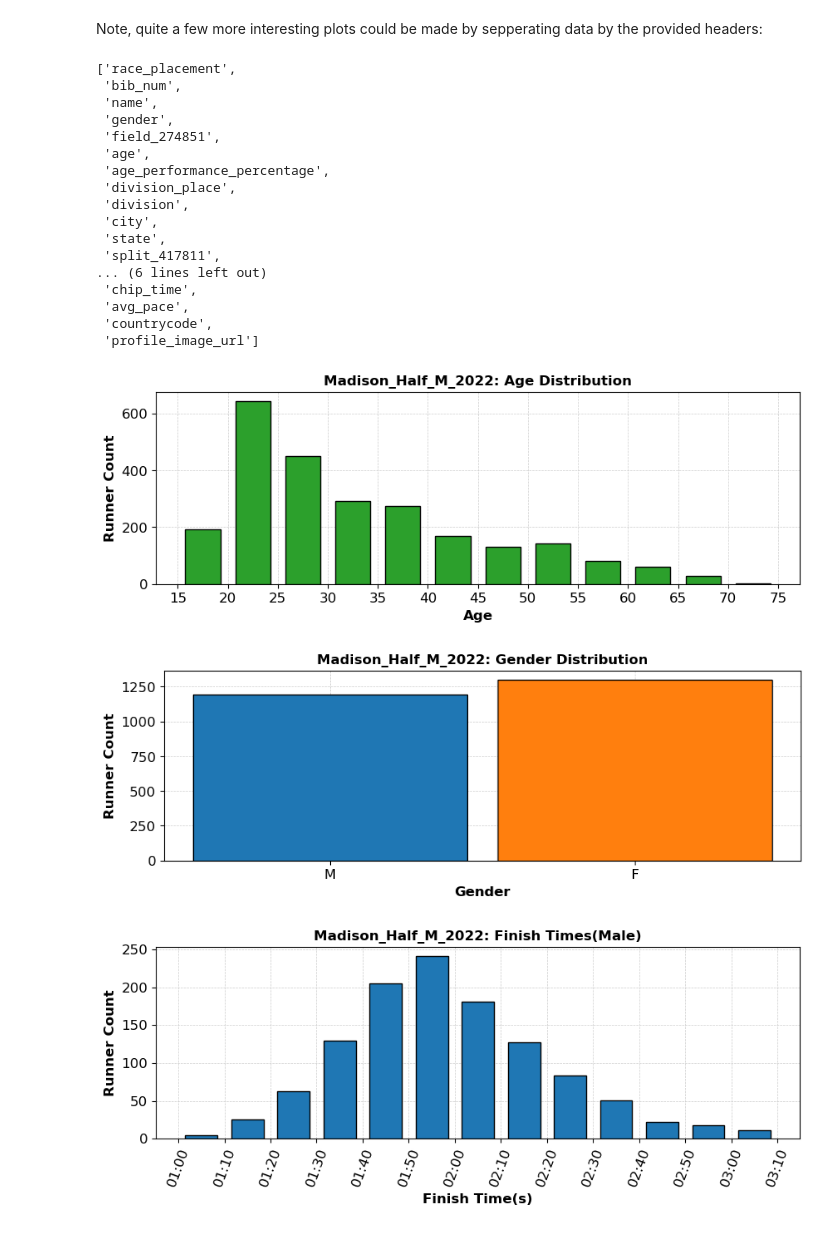
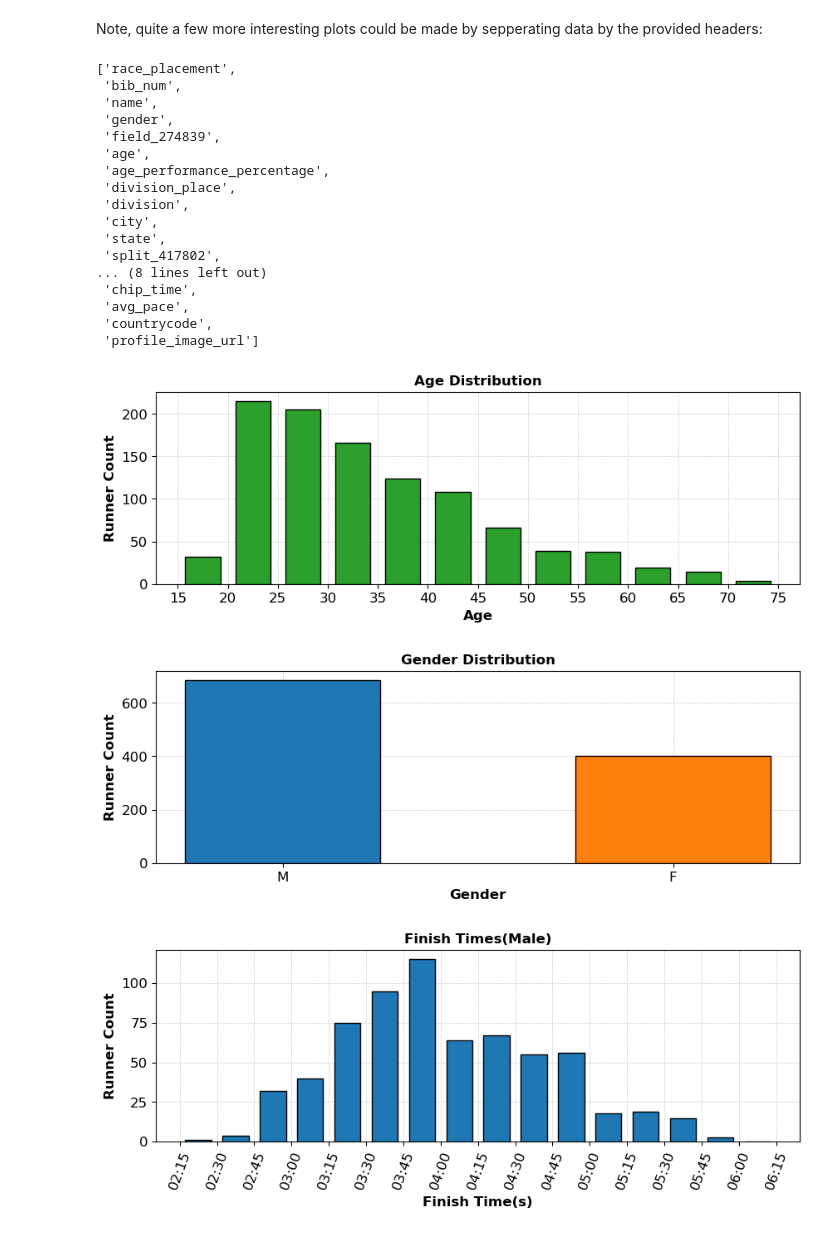
Before and after one commit to NateZimmer/run_data, a Jupyter notebook: race_stats.ipynb, the cells around one changed output. Cells and saved outputs as stored; diff of their text form; code cells hidden in the pictures.

```diff
--- a/race_stats.ipynb
+++ b/race_stats.ipynb
@@ -57,14 +57,13 @@ plt.rcParams["axes.prop_cycle"] = plt.cycler("color", plt.cm.tab10.colors)
 # uncomment the following to make the request, to be site friendly, this is commented out
 #req_url = 'https://runsignup.com/Race/Results/26569/?resultSetId=355216&page=1&num=2000&search=#resultSetId-355216;perpage:2000' # 2022
 #req_url = 'https://runsignup.com/Race/Results/26569/?search&resultSetId=289213&page=1&num=2000&search=' # 2021
-req_url = 'https://runsignup.com/Race/Results/26569/?search&resultSetId=355413&page=1&num=4000&search=' #2022 H/M
-
-running_data = requests.get(req_url,headers = {"Accept": "application/json"} )
-running_data_json = json.loads(running_data.text)
+#req_url = 'https://runsignup.com/Race/Results/26569/?search&resultSetId=355413&page=1&num=4000&search=' #2022 H/M
+# running_data = requests.get(req_url,headers = {"Accept": "application/json"} )
+#running_data_json = json.loads(running_data.text)
 
 # pull from saved
-# file1 = open("data/madison_full_m_2022.json", "r+")
-# running_data_json = json.loads(file1.read())
+file1 = open("data/madison_full_m_2022.json", "r+")
+running_data_json = json.loads(file1.read())
 
 race_name = 'Madison_Half_M_2022'
 run_data = np.array(running_data_json['resultSet']['results'])
@@ -147,15 +146,15 @@ running_headers
  'bib_num',
  'name',
  'gender',
- 'field_274851',
+ 'field_274839',
  'age',
  'age_performance_percentage',
  'division_place',
  'division',
  'city',
  'state',
- 'split_417811',
-... (6 lines left out)
+ 'split_417802',
+... (8 lines left out)
  'chip_time',
  'avg_pace',
  'countrycode',
@@ -170,25 +169,25 @@ def plot_ages(fig,ax):
     fig.set_size_inches(10,3); # figure size
     ax.set_ylabel('Runner Count')
     ax.set_xlabel('Age');
-    ax.set_title(race_name +': '+ 'Age Distribution');
+    ax.set_title('Age Distribution');
 plot_ages(fig_race_age,ax2)
 # %% [output]
-[figure, old version]
+[figure, new version]
 # %%
 fig_race_gender,ax3 = plt.subplots()
 def plot_genders(fig,ax):
-    n,bins,patches = ax.hist(run_data[:,running_headers.index('gender')], bins=['M','F',""], rwidth=0.9,ec="black",zorder=3) # times & bins
+    n,bins,patches = ax.hist(run_data[:,running_headers.index('gender')], bins=['M','F',""], rwidth=0.5,ec="black",zorder=3) # times & bins
     ax.grid(color='0.8', linestyle='--', linewidth=0.5, zorder=0) # Grid
     fig.set_size_inches(10,3); # figure size
     patches[0].set_facecolor(plt.cm.tab10.colors[0])
     patches[1].set_facecolor(plt.cm.tab10.colors[1])
     ax.set_ylabel('Runner Count')
     ax.set_xlabel('Gender');
     ax.set_xticks([0.5,1.5],['M','F']);
-    ax.set_title(race_name +': '+ 'Gender Distribution');
+    ax.set_title('Gender Distribution');
 plot_genders(fig_race_gender,ax3)
 # %% [output]
-[figure, old version]
+[figure, new version]
 # %%
 fig_male_finish,ax4 = plt.subplots()
 
@@ -202,10 +201,10 @@ def plot_finish_m(fig, ax):
     ax.set_xticks(time_bins);
     ax.set_ylabel('Runner Count')
     ax.set_xlabel('Finish Time(s)');
-    ax.set_title(race_name +': '+ 'Finish Times(Male)');
+    ax.set_title('Finish Times(Male)');
 plot_finish_m(fig_male_finish, ax4)
 # %% [output]
-[figure, old version]
+[figure, new version]
 # %%
 fig_female_finish,ax5 = plt.subplots()
 
```
Also changed, not shown: parts of 4 cells of this notebook, 1 other file.
